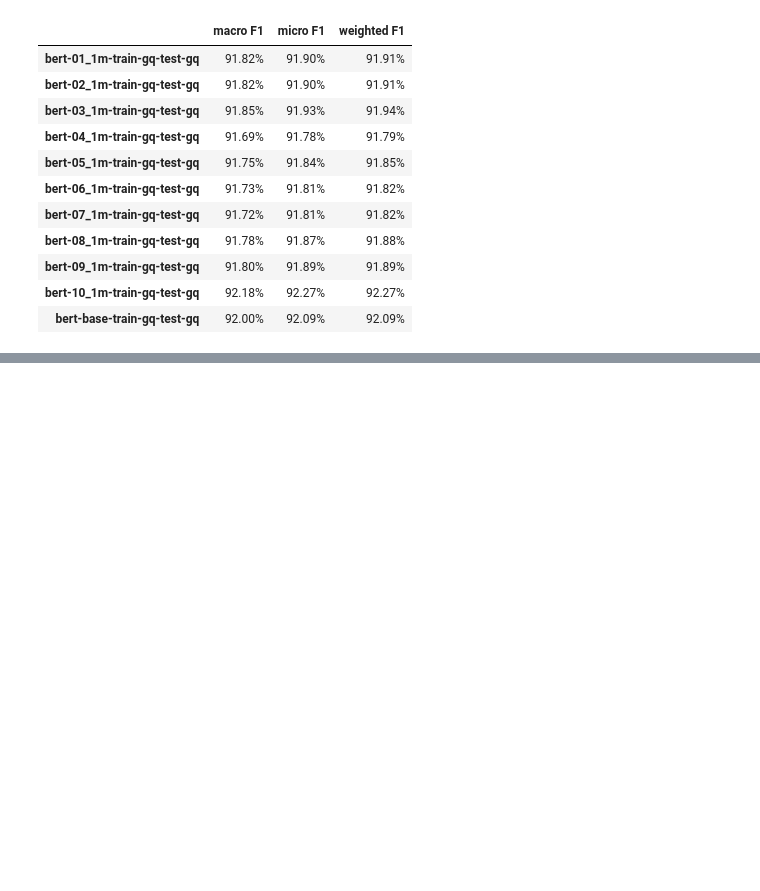
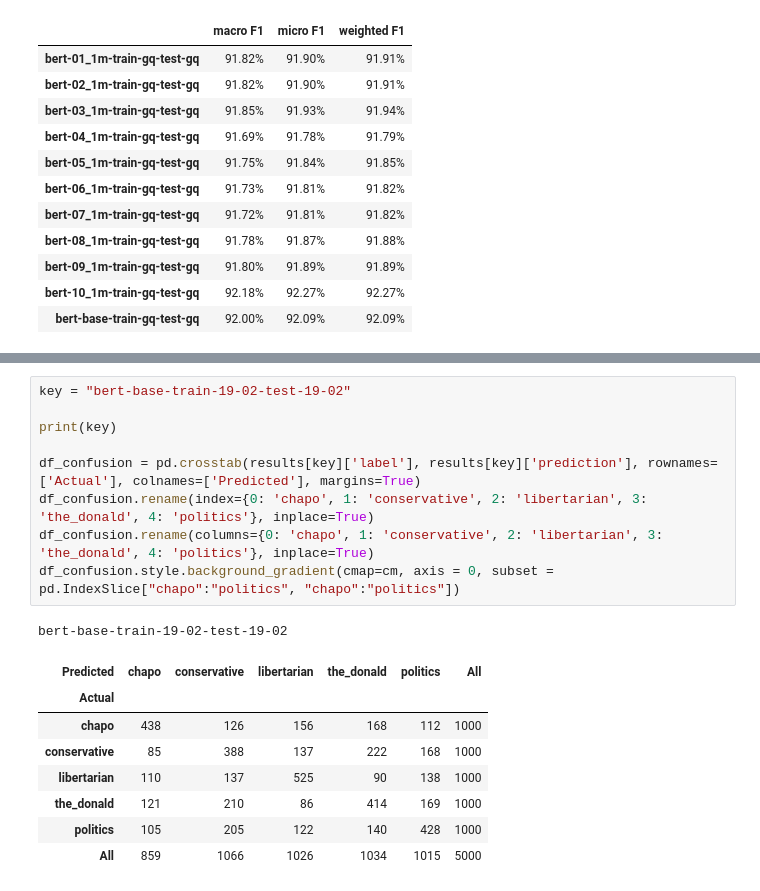
Before and after one commit to paul-rottger/temporal-adaptation, a Jupyter notebook: 4_evaluation/classification/evaluate_classification_results.ipynb, the cells around one changed output, grey strips where cells are left out. Drawn from its saved outputs; the diff is of its cells as text; blank space fills up the shorter version.

```diff
--- a/4_evaluation/classification/evaluate_classification_results.ipynb
+++ b/4_evaluation/classification/evaluate_classification_results.ipynb
@@ -376,0 +425,19 @@ pd.DataFrame.from_dict(scores, orient='index').rename(columns={0: f'{f1_types[0]
+# %%
+key = "bert-base-train-19-02-test-19-02"
+
+print(key)
+
+df_confusion = pd.crosstab(results[key]['label'], results[key]['prediction'], rownames=['Actual'], colnames=['Predicted'], margins=True)
+df_confusion.rename(index={0: 'chapo', 1: 'conservative', 2: 'libertarian', 3: 'the_donald', 4: 'politics'}, inplace=True)
+df_confusion.rename(columns={0: 'chapo', 1: 'conservative', 2: 'libertarian', 3: 'the_donald', 4: 'politics'}, inplace=True)
+df_confusion.style.background_gradient(cmap=cm, axis = 0, subset = pd.IndexSlice["chapo":"politics", "chapo":"politics"])
+# %% [output]
+bert-base-train-19-02-test-19-02
+| Predicted | chapo | conservative | libertarian | the_donald | politics | All |
+| Actual |  |  |  |  |  |  |
+| chapo | 438 | 126 | 156 | 168 | 112 | 1000 |
+| conservative | 85 | 388 | 137 | 222 | 168 | 1000 |
+| libertarian | 110 | 137 | 525 | 90 | 138 | 1000 |
+| the_donald | 121 | 210 | 86 | 414 | 169 | 1000 |
+| politics | 105 | 205 | 122 | 140 | 428 | 1000 |
+| All | 859 | 1066 | 1026 | 1034 | 1015 | 5000 |
```
Also changed, not shown: parts of 2 cells of this notebook, 8 other files.
